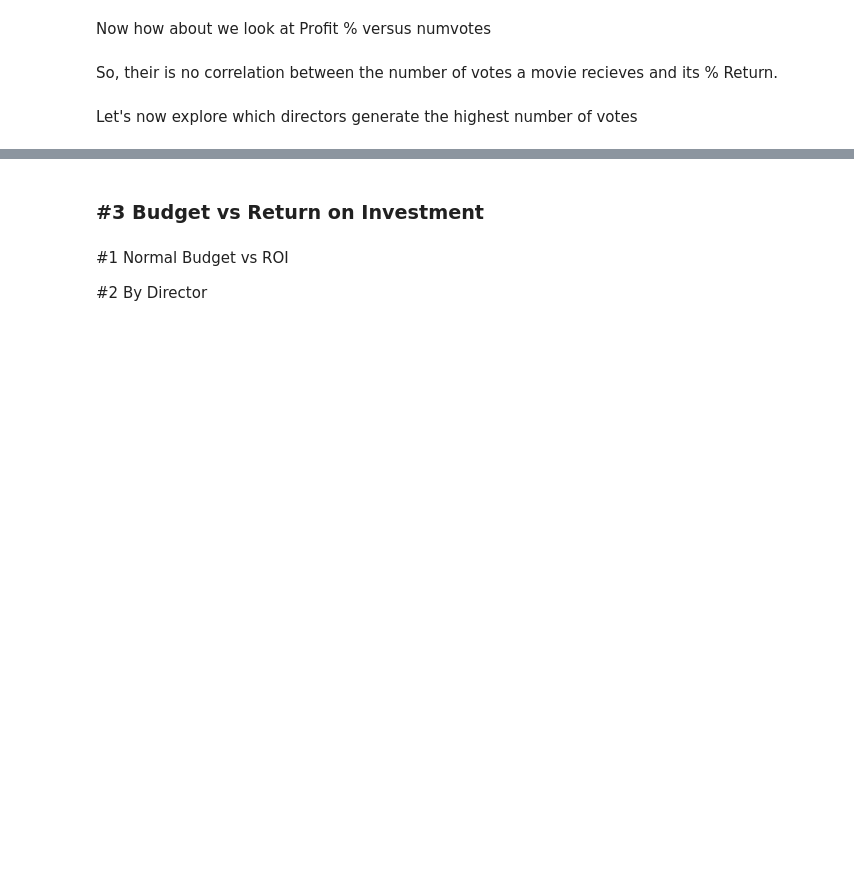
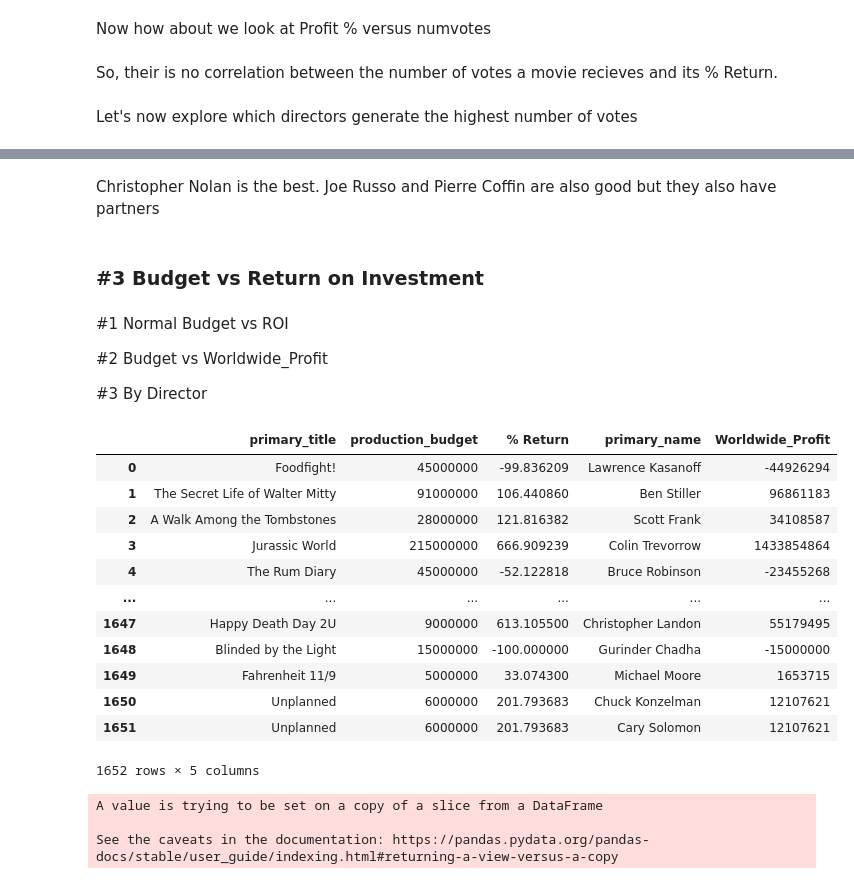
Before and after one commit to ChuckNadel/Movie-Data-Analysis, a Jupyter notebook: MovieAnalysisNotebook.ipynb, the cells around one changed output, grey strips where cells are left out. Cells and saved outputs as stored; diff of their text form; code cells hidden in the pictures; blank space fills up the shorter version.

```diff
--- a/MovieAnalysisNotebook.ipynb
+++ b/MovieAnalysisNotebook.ipynb
@@ -330,6 +325,36 @@ px.scatter(directors_votesDF, x='numvotes', y='Worldwide_Profit',hover_name='pri
+# %% [markdown]
+Christopher Nolan is the best. Joe Russo and Pierre Coffin are also good but they also have partners
 # %% [markdown]
 ### #3 Budget vs Return on Investment
 # %% [markdown]
 #1 Normal Budget vs ROI
 
-#2 By Director
+#2 Budget vs Worldwide_Profit
+
+#3 By Director
+# %%
+Question3DF = completeDF[['primary_title','production_budget','% Return','primary_name', 'Worldwide_Profit']]
+Question3DF
+# %% [output]
+|  | primary_title | production_budget | % Return | primary_name | Worldwide_Profit |
+| 0 | Foodfight! | 45000000 | -99.836209 | Lawrence Kasanoff | -44926294 |
+| 1 | The Secret Life of Walter Mitty | 91000000 | 106.440860 | Ben Stiller | 96861183 |
+| 2 | A Walk Among the Tombstones | 28000000 | 121.816382 | Scott Frank | 34108587 |
+| 3 | Jurassic World | 215000000 | 666.909239 | Colin Trevorrow | 1433854864 |
+| 4 | The Rum Diary | 45000000 | -52.122818 | Bruce Robinson | -23455268 |
+| ... | ... | ... | ... | ... | ... |
+| 1647 | Happy Death Day 2U | 9000000 | 613.105500 | Christopher Landon | 55179495 |
+| 1648 | Blinded by the Light | 15000000 | -100.000000 | Gurinder Chadha | -15000000 |
+| 1649 | Fahrenheit 11/9 | 5000000 | 33.074300 | Michael Moore | 1653715 |
+| 1650 | Unplanned | 6000000 | 201.793683 | Chuck Konzelman | 12107621 |
+| 1651 | Unplanned | 6000000 | 201.793683 | Cary Solomon | 12107621 |
+1652 rows × 5 columns
+# %%
+# It appears we have an some outliers ruining our graph. Let's drop those entries
+Question3DF.drop(Question3DF.loc[Question3DF['primary_title'] == 'The Gallows'].index, inplace= True)
+Question3DF.drop(Question3DF.loc[Question3DF['primary_title'] == 'The Devil Inside'].index, inplace= True)
+px.scatter(Question3DF, x = 'production_budget', y = '% Return',hover_name='primary_title')
+# %% [output]
+A value is trying to be set on a copy of a slice from a DataFrame
+
+See the caveats in the documentation: https://pandas.pydata.org/pandas-docs/stable/user_guide/indexing.html#returning-a-view-versus-a-copy
```
Also changed, not shown: parts of 18 cells of this notebook.
